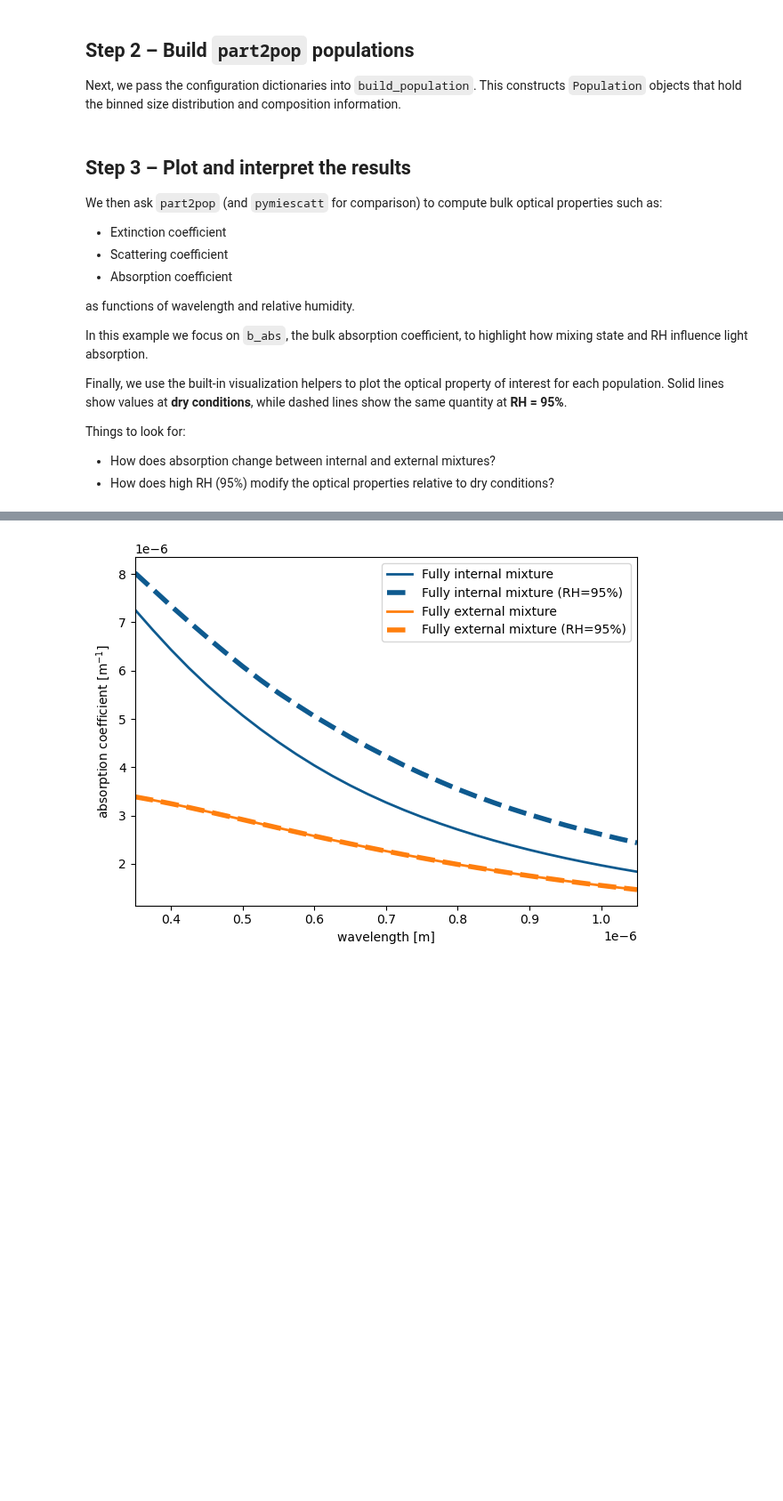
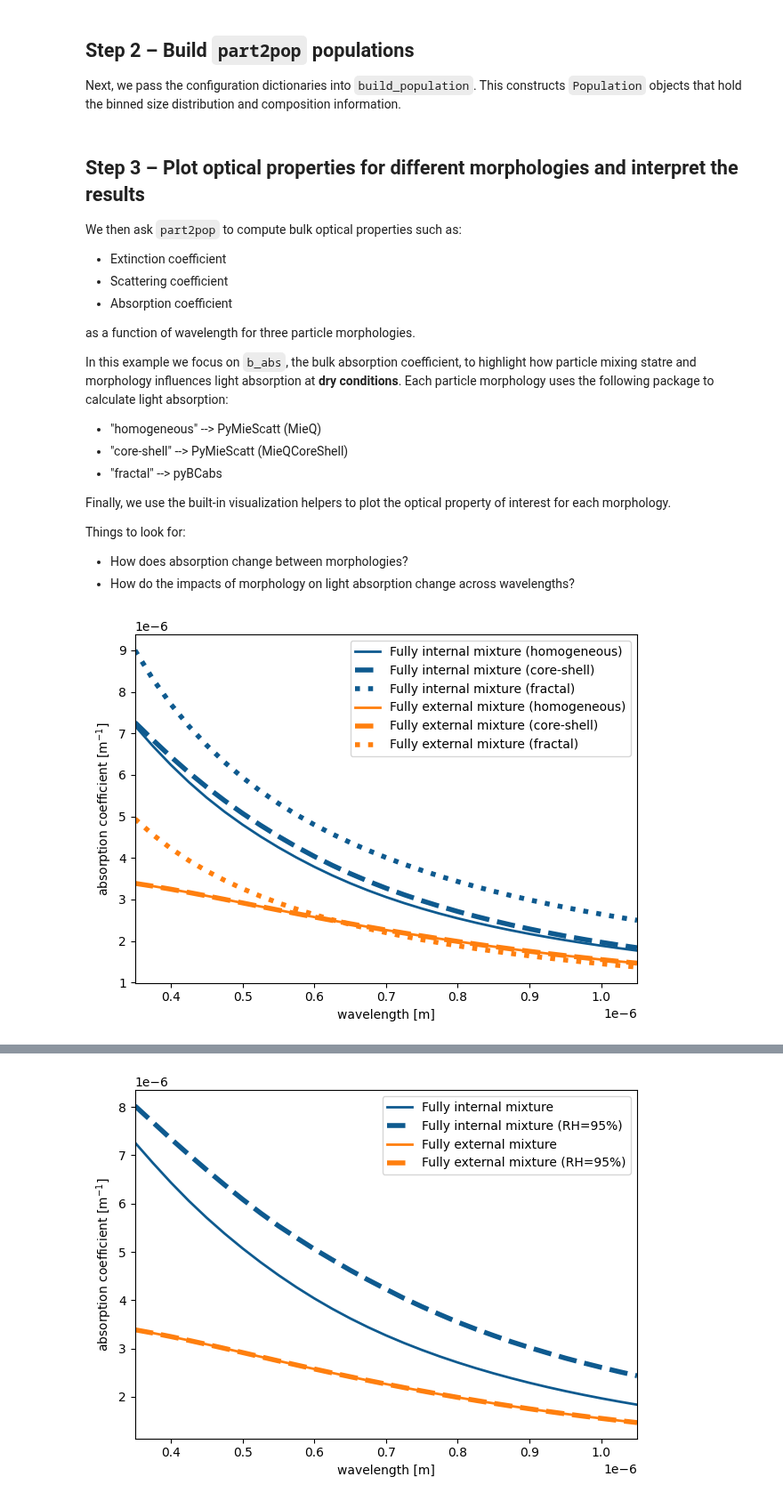
Before and after one commit to pnnl/part2pop, a Jupyter notebook: examples/01_optics_lognormal_mixtures.ipynb, the cells around one changed output, grey strips where cells are left out. Shown at 89% size. Drawn from its saved outputs; the diff is of its cells as text; code cells hidden in the pictures; blank space fills up the shorter version.

Commit message:
updated optics example; revised tests

```diff
--- a/examples/01_optics_lognormal_mixtures.ipynb
+++ b/examples/01_optics_lognormal_mixtures.ipynb
@@ -71,23 +71,70 @@ pop_configs = [pop_cfg_internallyMixed, pop_cfg_externallyMixed]
 pop_int = build_population(pop_cfg_internallyMixed)
 pop_ext = build_population(pop_cfg_externallyMixed)
 # %% [markdown]
-## Step 3 – Plot and interpret the results
-We then ask `part2pop` (and `pymiescatt` for comparison) to compute bulk optical
-properties such as:
+## Step 3 – Plot optical properties for different morphologies and interpret the results
+
+We then ask `part2pop` to compute bulk optical properties such as:
 
 - Extinction coefficient
 - Scattering coefficient
 - Absorption coefficient
 
-as functions of wavelength and relative humidity.
+as a function of wavelength for three particle morphologies.
 
-In this example we focus on `b_abs`, the bulk absorption coefficient, to highlight how mixing state and RH influence light absorption.
+In this example we focus on `b_abs`, the bulk absorption coefficient, to highlight how particle mixing statre and morphology influences light absorption at **dry conditions**. Each particle morphology uses the following package to calculate light absorption:
+
+- "homogeneous" --> PyMieScatt (MieQ)
+- "core-shell" --> PyMieScatt (MieQCoreShell)
+- "fractal" --> pyBCabs
 
 Finally, we use the built-in visualization helpers to plot the optical property of
-interest for each population. Solid lines show values at **dry conditions**, while
-dashed lines show the same quantity at **RH = 95%**.
+interest for each morphology.
 
 Things to look for:
 
-- How does absorption change between internal and external mixtures?
-- How does high RH (95%) modify the optical properties relative to dry conditions?
+- How does absorption change between morphologies?
+- How do the impacts of morphology on light absorption change across wavelengths?
+# %%
+from part2pop.viz.style import StyleManager, Theme
+from part2pop.viz.builder import build_plotter
+mgr = StyleManager(Theme(), deterministic=False)
+
+series = [
+    {"key": "int", "population": pop_int, "label": "Fully internal mixture"},
+    {"key": "ext", "population": pop_ext, "label": "Fully external mixture"},
+]
+line_styles = mgr.plan("line", [s["key"] for s in series])
+
+import matplotlib.pyplot as plt
+from helpers.pymiescatt_comparison import pymiescatt_lognormal_optics
+
+varname = "b_abs"
+fig, ax = plt.subplots()
+for s in series:
+    cfg = {
+        "varname": varname,
+        "var_cfg": {"morphology":"homogeneous", "wvl_grid": np.linspace(350e-9,1050e-9,29), "rh_grid": [0.]},  # simple case: single x
+        "style": line_styles[s["key"]],
+    }
+    plotter = build_plotter("state_line", cfg)
+    plotter.plot(s["population"], ax, label=s["label"]+" (homogeneous)")
+
+    cfg_cs = cfg.copy()
+    cfg_cs["var_cfg"]["morphology"] = "core-shell"
+    cfg_cs["style"] = line_styles[s["key"]].copy()
+    cfg_cs["style"]["linestyle"] = "--"
+    cfg_cs["style"]["linewidth"] = 2*cfg["style"]["linewidth"]
+    plotter_cs = build_plotter("state_line", cfg_cs)
+    plotter_cs.plot(s["population"], ax, label=s["label"]+" (core-shell)")
+
+    cfg_frac = cfg.copy()
+    cfg_frac["var_cfg"]["morphology"] = "fractal"
+    cfg_frac["style"] = line_styles[s["key"]].copy()
+    cfg_frac["style"]["linestyle"] = "dotted"
+    cfg_frac["style"]["linewidth"] = 2*cfg["style"]["linewidth"]
+    plotter_frac = build_plotter("state_line", cfg_frac)
+    plotter_frac.plot(s["population"], ax, label=s["label"]+" (fractal)")
+
+ax.legend(); fig.tight_layout()
+# %% [output]
+[figure, added]
```
Also changed, not shown: parts of 2 cells of this notebook, 3 other files.
